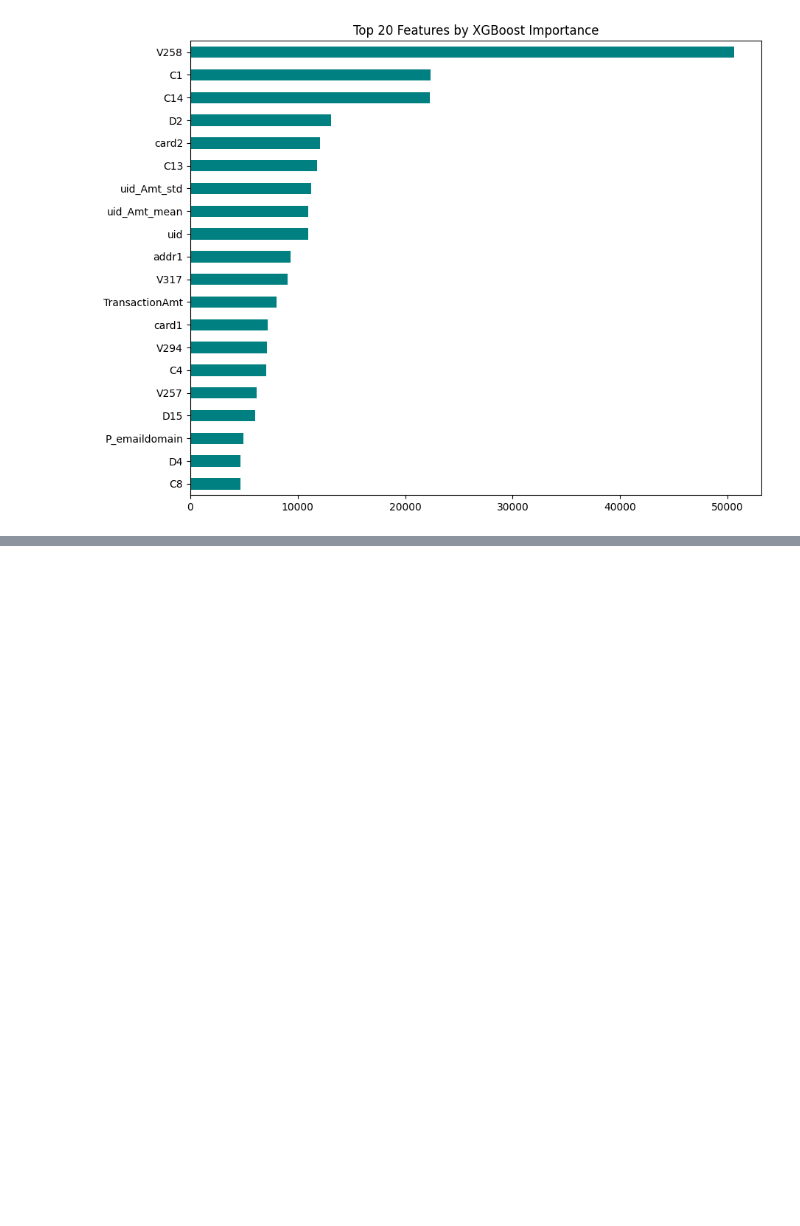
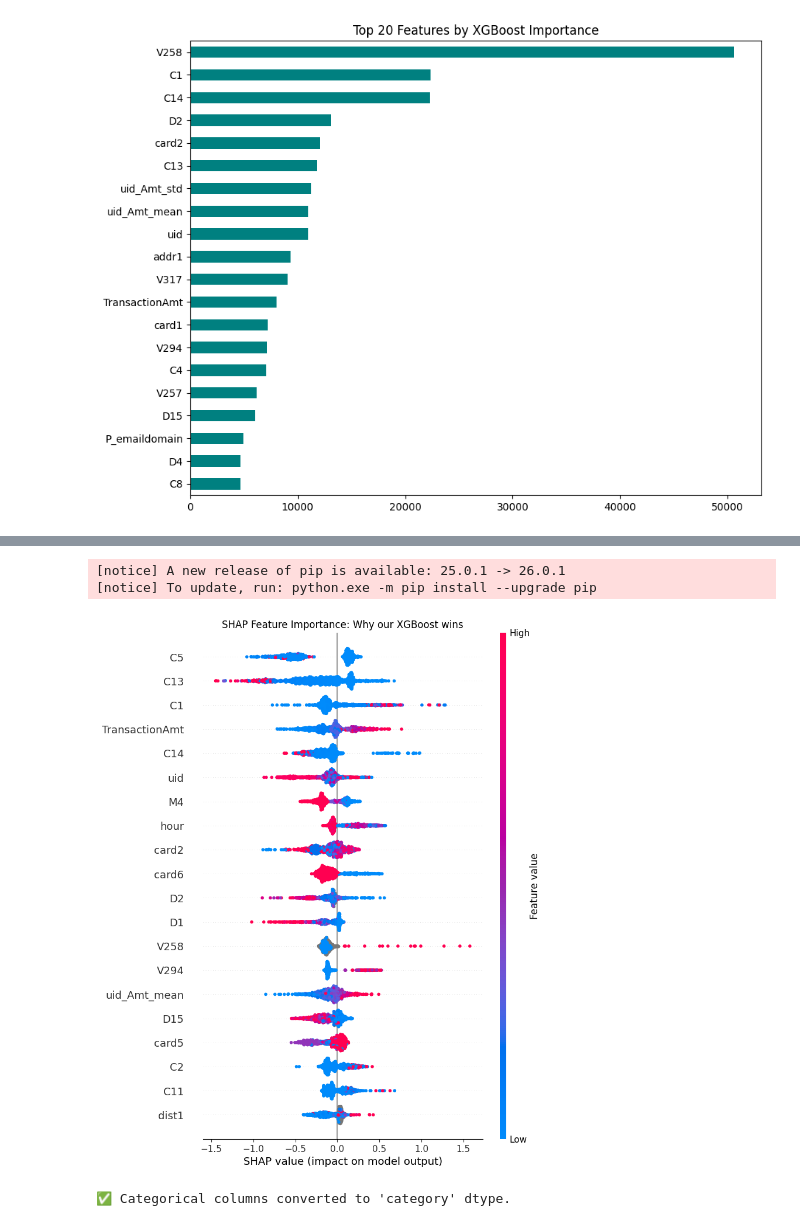
Before and after one commit to Marko-debug/Prediction-of-Fraud-transactions, a Jupyter notebook: models NEW/XGBoost.ipynb, the cells around one changed output, grey strips where cells are left out. Saved outputs shown, nothing was run; the diff lists cells and outputs as text; code cells hidden in the pictures; blank space fills up the shorter version.

```diff
--- a/models NEW/XGBoost.ipynb
+++ b/models NEW/XGBoost.ipynb
@@ -346,0 +385,18 @@ plt.show()
+# %%
+%pip install shap
+import shap
+
+explainer = shap.TreeExplainer(clf)
+
+# 2. Calculate SHAP values for your test set
+# We use a sample of 1000 rows so it finishes quickly
+X_sample = X_xgb_test.iloc[:1000]
+shap_values = explainer.shap_values(X_sample)
+
+# 3. Create the Summary Plot for your Word Doc
+plt.figure(figsize=(10, 6))
+shap.summary_plot(shap_values, X_sample, show=False)
+plt.title("SHAP Feature Importance: Why our XGBoost wins")
+plt.savefig("xgb_shap_analysis.png", bbox_inches='tight', dpi=300)
+plt.show()
+# %% [output]
@@ -346,0 +423,19 @@ plt.show()
+[notice] A new release of pip is available: 25.0.1 -> 26.0.1
+[notice] To update, run: python.exe -m pip install --upgrade pip
+[figure, added]
+# %%
+# List of columns causing the error from your log
+error_cols = [
+    'uid', 'P_emaildomain', 'R_emaildomain', 'card6', 'M5', 'M4',
+    'id_31', 'ProductCD', 'DeviceInfo', 'M6', 'card4', 'DeviceType', 'id_12'
+]
+
+# Convert these columns to 'category' dtype for all sets
+for df in [X_train_ready, X_val_ready, X_test_ready]:
+    for col in error_cols:
+        if col in df.columns:
+            df[col] = df[col].astype('category')
+
+print("✅ Categorical columns converted to 'category' dtype.")
+# %% [output]
+✅ Categorical columns converted to 'category' dtype.
```
Also changed, not shown: parts of 15 cells of this notebook.
